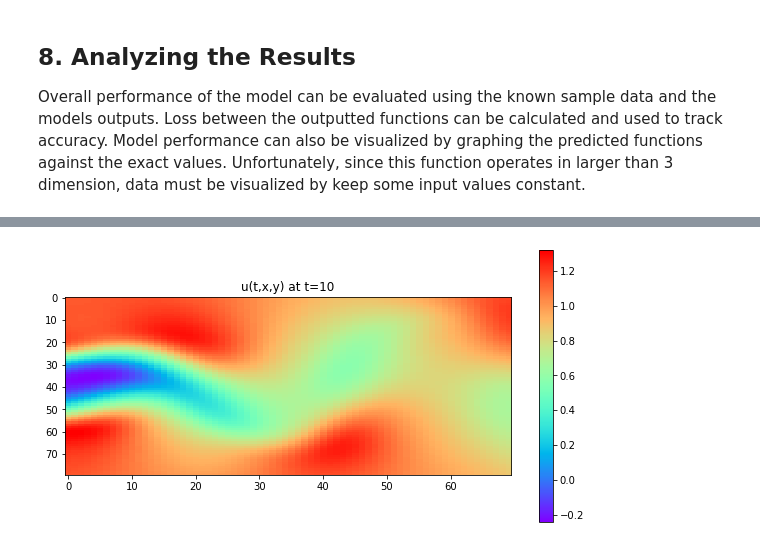
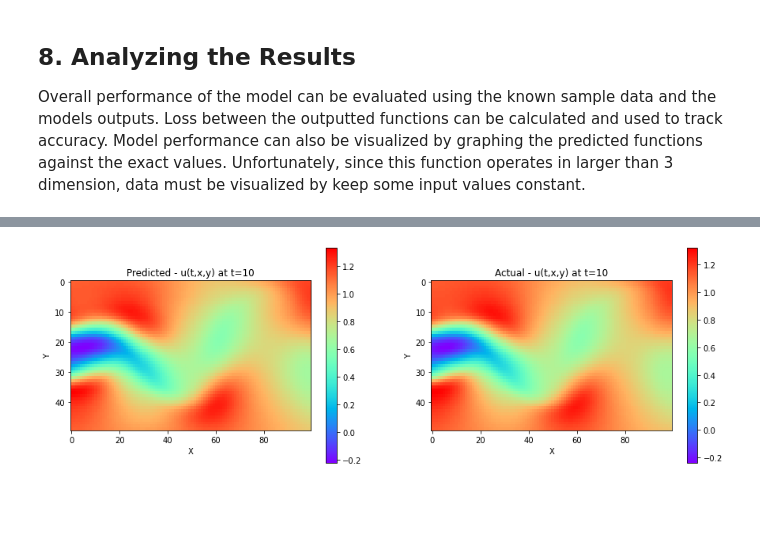
Before and after one commit to AJBordeau/SciML-Demos, a Jupyter notebook: Navier Stokes/PINN(NS).ipynb, the cells around one changed output, grey strips where cells are left out. Drawn from its saved outputs; the diff is of its cells as text; code cells hidden in the pictures; blank space fills up the shorter version.

Commit message:
updated model and heat map

```diff
--- a/Navier Stokes/PINN(NS).ipynb
+++ b/Navier Stokes/PINN(NS).ipynb
@@ -371,14 +371,22 @@ def test_result(x,y,t,u,v,p):
     error += mse_cost_function(p_hat, pt_p)
 
     # print resulting error rate of model
-    print('\nMean Squared Error:', round(float(error),5))
+    print('\nMean Squared Error:', round(float(error),7))
 
 
 # function creates 2D heat map at constant time
-def plot_heat_map(time, net):
-    # get values between variable boundaries at constant increments
-    x=np.arange(1,8,0.1)
-    y=np.arange(-2,2,0.05)
+def plot_heat_map(t_value, net):
+    # read the exact data
+    x, y, t, u, v, p = read_data(data_filepath)
+
+    # get the values at the constant t value
+    idx = np.where(t==t_value)[0]
+
+    x = np.unique(x)
+    y = np.unique(y)
+    u_star = u[idx]
+    v_star = v[idx]
+    p_star = p[idx]
 
     # orient values in proper format for processing
     ms_x, ms_y = np.meshgrid(x, y)
@@ -386,7 +394,7 @@ def plot_heat_map(time, net):
     yy = np.ravel(ms_y).reshape(-1,1)
 
     # assign all t values to inputted constant
-    tt = np.ones((len(xx),1))*time
+    tt = np.ones((len(xx),1))*t_value
 
     # convert values to tensors for model input
     pt_x = Variable(torch.from_numpy(xx).float(), requires_grad=True).to(device)
@@ -403,26 +411,68 @@ def plot_heat_map(time, net):
     v=v.reshape(ms_x.shape)
     p=np.asarray(p_hat.data)
     p=p.reshape(ms_x.shape)
+    u_star = u_star.reshape(ms_x.shape)
+    v_star = v_star.reshape(ms_x.shape)
+    p_star = p_star.reshape(ms_x.shape)
 
-    # plots the 2D array for u(t,x,y)
-    fig = plt.figure(figsize=(10,5))
-    plt.imshow(u, cmap='rainbow', interpolation='nearest', aspect=.35)
-    plt.title("u(t,x,y) at t="+str(time))
+
+    fig = plt.figure(figsize=(15,5))
+    # plots the 2D array for predicted u(t,x,y)
+    plt.subplot(1, 2, 1)
+    plt.imshow(u, cmap='rainbow', interpolation='nearest', aspect=1.25)
+    plt.title("Predicted - u(t,x,y) at t="+str(t_value))
+    plt.ylabel('Y')
+    plt.xlabel('X')
     plt.colorbar()
+
+    # plots the 2D array for actual u(t,x,y)
+    plt.subplot(1, 2, 2)
+    plt.imshow(u_star, cmap='rainbow', interpolation='nearest', aspect=1.25)
+    plt.title("Actual - u(t,x,y) at t="+str(t_value))
+    plt.ylabel('Y')
+    plt.xlabel('X')
+    plt.colorbar()
+
     plt.show()
 
-    # plots the 2D array for v(t,x,y)
-    fig = plt.figure(figsize=(10,5))
-    plt.imshow(v, cmap='rainbow', interpolation='nearest', aspect=.35)
-    plt.title("v(t,x,y) at t="+str(time))
+
+    fig = plt.figure(figsize=(15,5))
+    # plots the 2D array for predicted v(t,x,y)
+    plt.subplot(1, 2, 1)
+    plt.imshow(v, cmap='rainbow', interpolation='nearest', aspect=1.25)
+    plt.title("Predicted - v(t,x,y) at t="+str(t_value))
+    plt.ylabel('Y')
+    plt.xlabel('X')
     plt.colorbar()
+
+    # plots the 2D array for actual v(t,x,y)
+    plt.subplot(1, 2, 2)
+    plt.imshow(v_star, cmap='rainbow', interpolation='nearest', aspect=1.25)
+    plt.title("Actual - v(t,x,y) at t="+str(t_value))
+    plt.ylabel('Y')
+    plt.xlabel('X')
+    plt.colorbar()
+
     plt.show()
 
-    # plots the 2D array for p(t,x,y)
-    fig = plt.figure(figsize=(10,5))
-    plt.imshow(p, cmap='rainbow', interpolation='nearest', aspect=.35)
-    plt.title("p(t,x,y) at t="+str(time))
+
+    fig = plt.figure(figsize=(15,5))
+    # plots the 2D array for predicted p(t,x,y)
+    plt.subplot(1, 2, 1)
+    plt.imshow(p, cmap='rainbow', interpolation='nearest', aspect=1.25)
+    plt.title("Predicted - p(t,x,y) at t="+str(t_value))
+    plt.ylabel('Y')
+    plt.xlabel('X')
     plt.colorbar()
+
+    # plots the 2D array for actual p(t,x,y)
+    plt.subplot(1, 2, 2)
+    plt.imshow(p_star, cmap='rainbow', interpolation='nearest', aspect=1.25)
+    plt.title("Actual - p(t,x,y) at t="+str(t_value))
+    plt.ylabel('Y')
+    plt.xlabel('X')
+    plt.colorbar()
+
     plt.show()
 
 
@@ -457,6 +507,8 @@ def plot_x_value(t_value, y_value, net):
     # plot the predicted u(t,x,y) as dotten blue line
     plt.plot(x,u,'blue', linestyle=(0,(5,5)))
     plt.title('U(t,x,y) at t='+str(round(t_value,2))+'; y='+str(round(y_value,2)))
+    plt.ylabel('U')
+    plt.xlabel('x')
     plt.show()
 
 
@@ -491,6 +543,8 @@ def plot_y_value(t_value, x_value, net):
     # plot the predicted u(t,x,y) as dotten blue line
     plt.plot(y,u,'blue', linestyle=(0,(5,5)))
     plt.title('U(t,x,y) at t='+str(round(t_value,2))+'; x='+str(round(x_value,2)))
+    plt.ylabel('U')
+    plt.xlabel('y')
     plt.show()
 
 
@@ -525,7 +579,10 @@ def plot_t_value(x_value, y_value, net):
     # plot the predicted u(t,x,y) as dotten blue line
     plt.plot(t,u,'blue', linestyle=(0,(5,5)))
     plt.title('U(t,x,y) at x='+str(round(x_value,2))+'; y='+str(round(y_value,2)))
+    plt.ylabel('U')
+    plt.xlabel('t')
     plt.show()
+
 
 
 #test the performance of the saved model
@@ -558 +615 @@ Mean Squared Error: 0.00036
-[figure, old version]
+[figure, new version]
```
Also changed, not shown: parts of 1 cell of this notebook, 2 other files.
